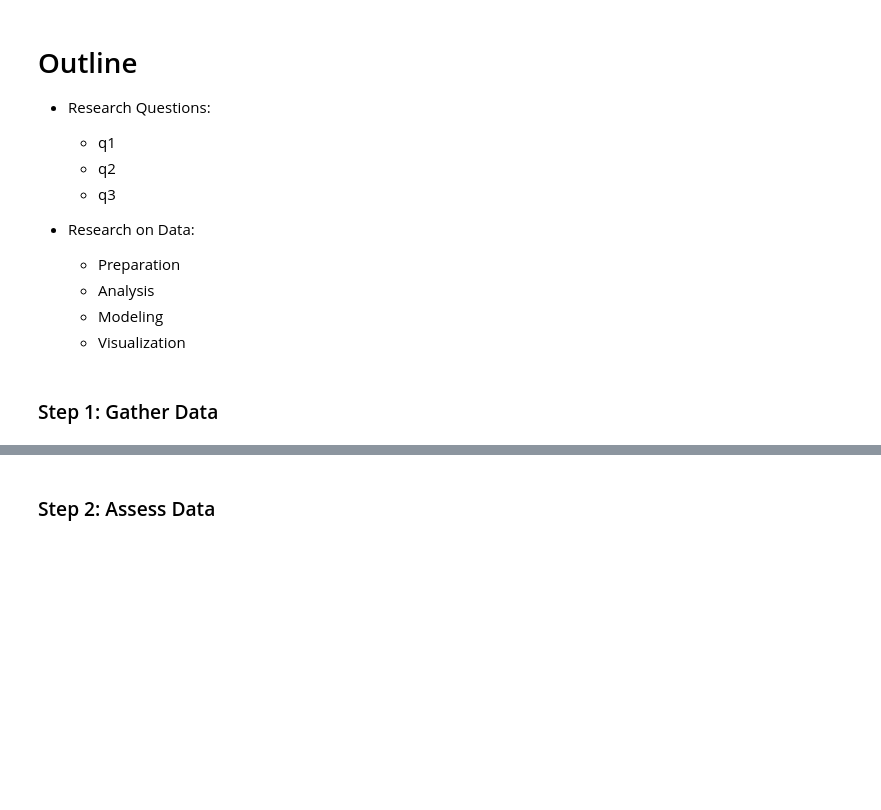
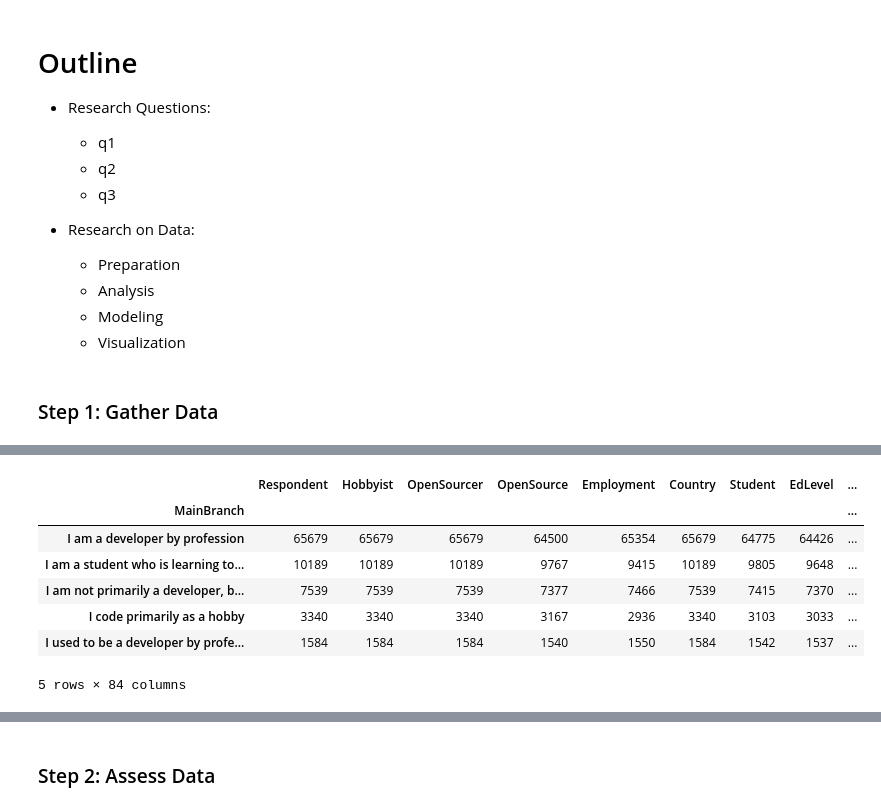
Before and after one commit to lezneklihp/dsend_project_1, a Jupyter notebook: dsend_project_1.ipynb, the cells around one changed output, grey strips where cells are left out. Drawn from its saved outputs; the diff is of its cells as text; code cells hidden in the pictures; blank space fills up the shorter version.

```diff
--- a/dsend_project_1.ipynb
+++ b/dsend_project_1.ipynb
@@ -24,0 +38,3 @@
+# %%
+df_schema = pd.read_csv('survey_results_schema.csv')
+df = pd.read_csv('survey_results_public.csv')
@@ -24,0 +73,12 @@
+# %%
+today = df.groupby('MainBranch').count()
+today
+# %% [output]
+|  | Respondent | Hobbyist | OpenSourcer | OpenSource | Employment | Country | Student | EdLevel | ... |
+| MainBranch |  |  |  |  |  |  |  |  | ... |
+| I am a developer by profession | 65679 | 65679 | 65679 | 64500 | 65354 | 65679 | 64775 | 64426 | ... |
+| I am a student who is learning to... | 10189 | 10189 | 10189 | 9767 | 9415 | 10189 | 9805 | 9648 | ... |
+| I am not primarily a developer, b... | 7539 | 7539 | 7539 | 7377 | 7466 | 7539 | 7415 | 7370 | ... |
+| I code primarily as a hobby | 3340 | 3340 | 3340 | 3167 | 2936 | 3340 | 3103 | 3033 | ... |
+| I used to be a developer by profe... | 1584 | 1584 | 1584 | 1540 | 1550 | 1584 | 1542 | 1537 | ... |
+5 rows × 84 columns
```
Also changed, not shown: parts of 29 cells of this notebook, 7 other files.
